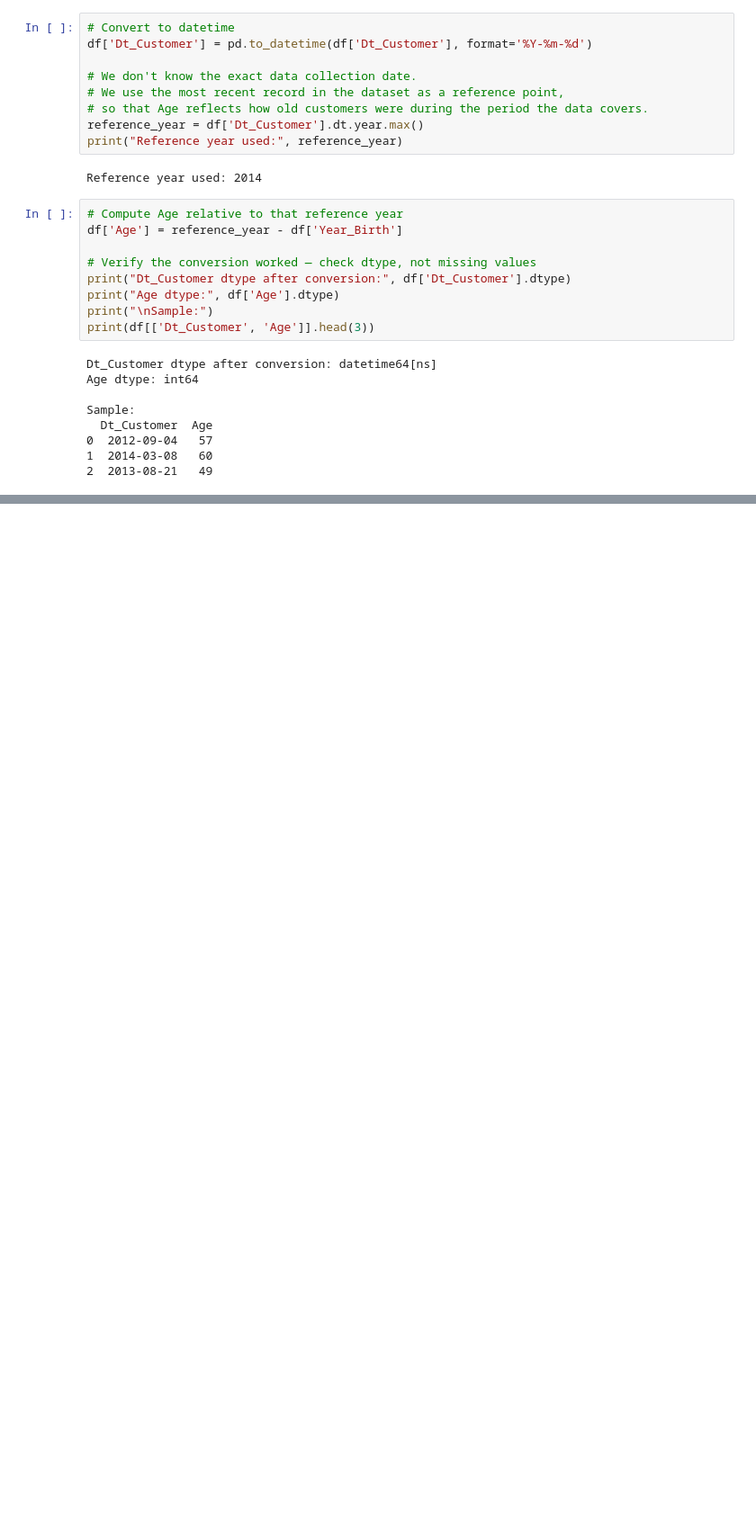
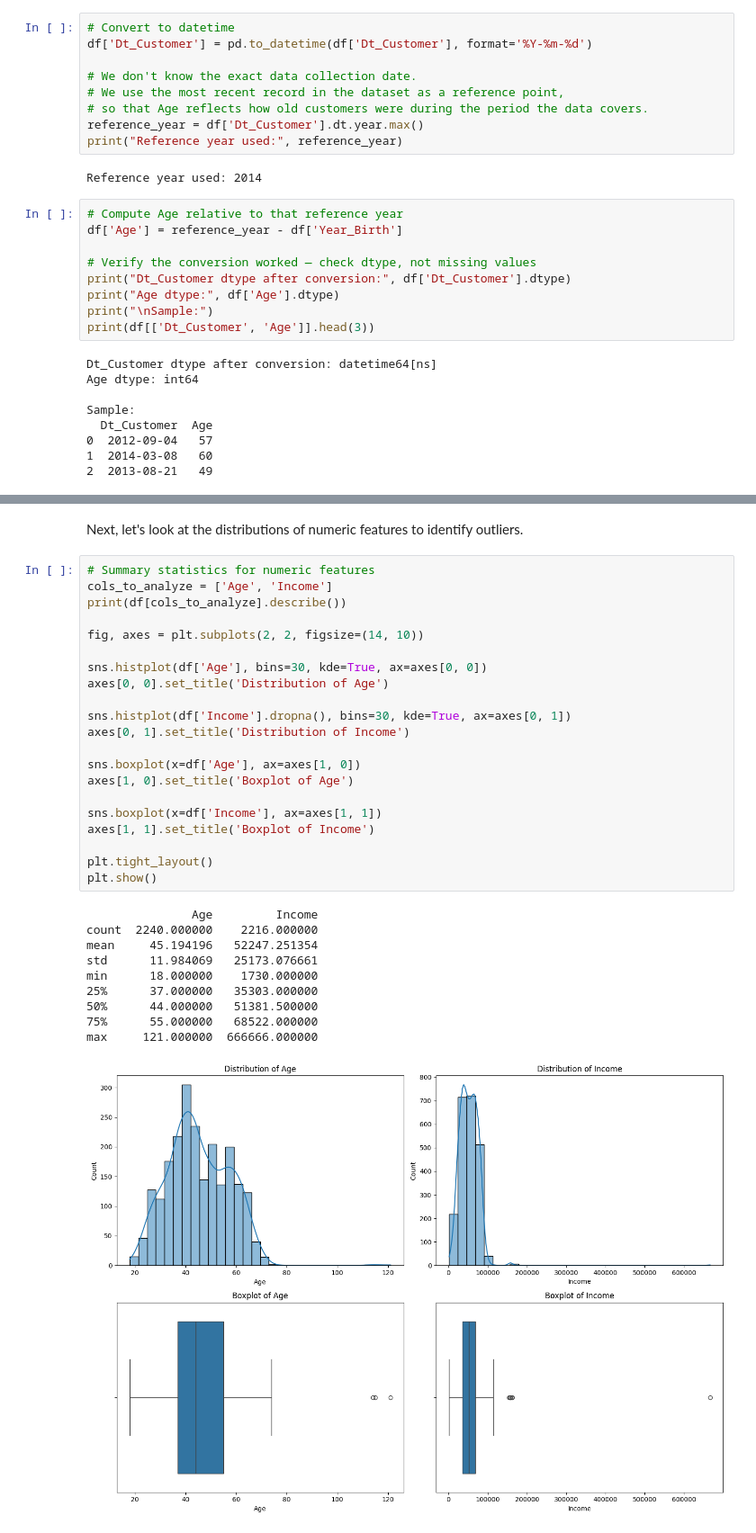
Before and after one commit to ialwayslikedgrime/data_science_exercises, a Jupyter notebook: lab1.ipynb, the cells around one changed output, grey strips where cells are left out. Shown at 90% size. Saved outputs shown, nothing was run; the diff lists cells and outputs as text; blank space fills up the shorter version.

```diff
--- a/lab1.ipynb
+++ b/lab1.ipynb
@@ -207,0 +228,34 @@ Sample:
+# %% [markdown]
+Next, let's look at the distributions of numeric features to identify outliers.
+# %%
+# Summary statistics for numeric features
+cols_to_analyze = ['Age', 'Income']
+print(df[cols_to_analyze].describe())
+
+fig, axes = plt.subplots(2, 2, figsize=(14, 10))
+
+sns.histplot(df['Age'], bins=30, kde=True, ax=axes[0, 0])
+axes[0, 0].set_title('Distribution of Age')
+
+sns.histplot(df['Income'].dropna(), bins=30, kde=True, ax=axes[0, 1])
+axes[0, 1].set_title('Distribution of Income')
+
+sns.boxplot(x=df['Age'], ax=axes[1, 0])
+axes[1, 0].set_title('Boxplot of Age')
+
+sns.boxplot(x=df['Income'], ax=axes[1, 1])
+axes[1, 1].set_title('Boxplot of Income')
+
+plt.tight_layout()
+plt.show()
+# %% [output]
+               Age         Income
+count  2240.000000    2216.000000
+mean     45.194196   52247.251354
+std      11.984069   25173.076661
+min      18.000000    1730.000000
+25%      37.000000   35303.000000
+50%      44.000000   51381.500000
+75%      55.000000   68522.000000
+max     121.000000  666666.000000
+[figure, added]
```
Also changed, not shown: parts of 31 cells of this notebook.
